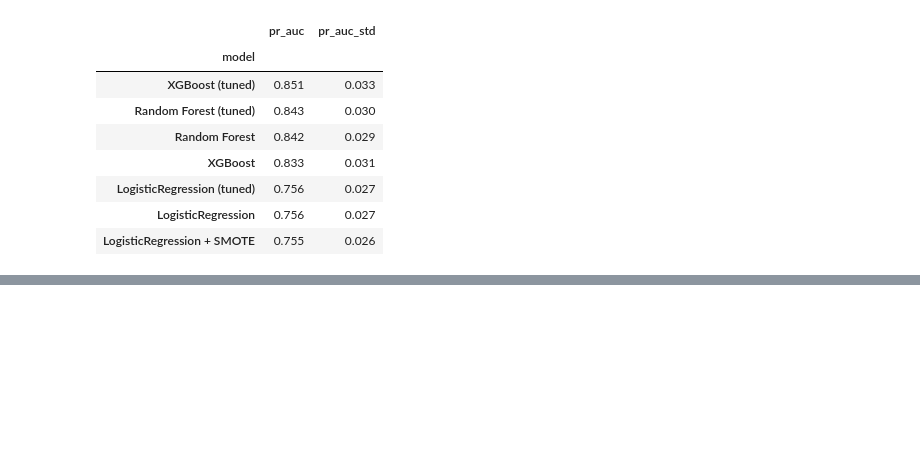
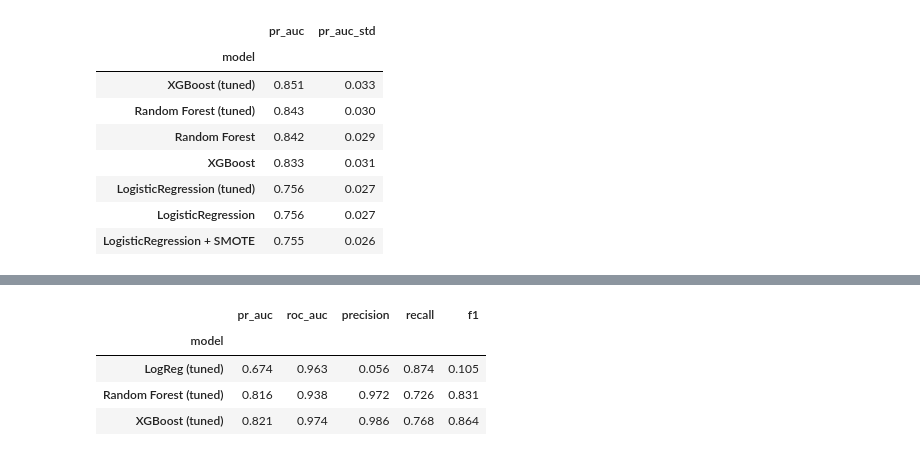
Before and after one commit to isapour0/credit-card-fraud, a Jupyter notebook: notebooks/creditcard_fraud.ipynb, the cells around one changed output, grey strips where cells are left out. Cells and saved outputs as stored; diff of their text form; code cells hidden in the pictures; blank space fills up the shorter version.

```diff
--- a/notebooks/creditcard_fraud.ipynb
+++ b/notebooks/creditcard_fraud.ipynb
@@ -700,0 +735,21 @@ comparison.sort_values("pr_auc", ascending=False).round(3)
+# %%
+# Set the 0.5 thresold criterion by default
+rows = []
+for name, p in proba.items():
+    pred = (p >= 0.5).astype(int)
+    rows.append({
+        "model": name,
+        "pr_auc": average_precision_score(y_test, p),
+        "roc_auc": roc_auc_score(y_test, p),
+        "precision": precision_score(y_test, pred),
+        "recall": recall_score(y_test, pred),
+        "f1": f1_score(y_test, pred),
+    })
+test_default = pd.DataFrame(rows).set_index("model").round(3)
+test_default
+# %% [output]
+|  | pr_auc | roc_auc | precision | recall | f1 |
+| model |  |  |  |  |  |
+| LogReg (tuned) | 0.674 | 0.963 | 0.056 | 0.874 | 0.105 |
+| Random Forest (tuned) | 0.816 | 0.938 | 0.972 | 0.726 | 0.831 |
+| XGBoost (tuned) | 0.821 | 0.974 | 0.986 | 0.768 | 0.864 |
```
Also changed, not shown: parts of 9 cells of this notebook, 4 other files.
